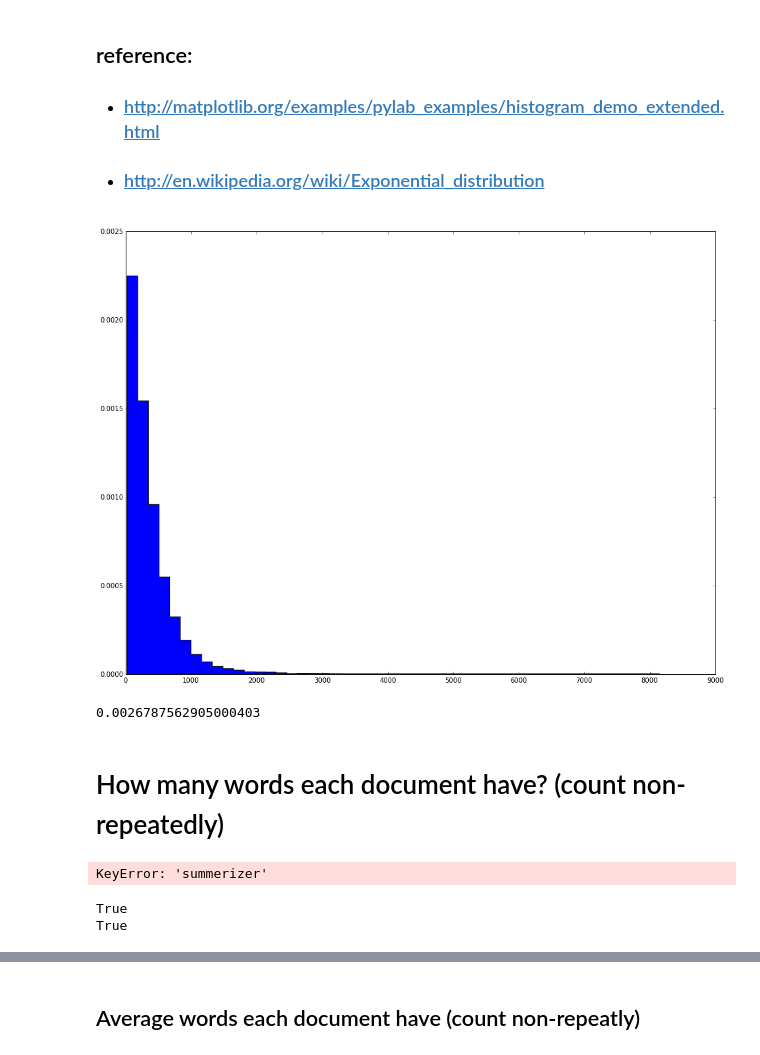
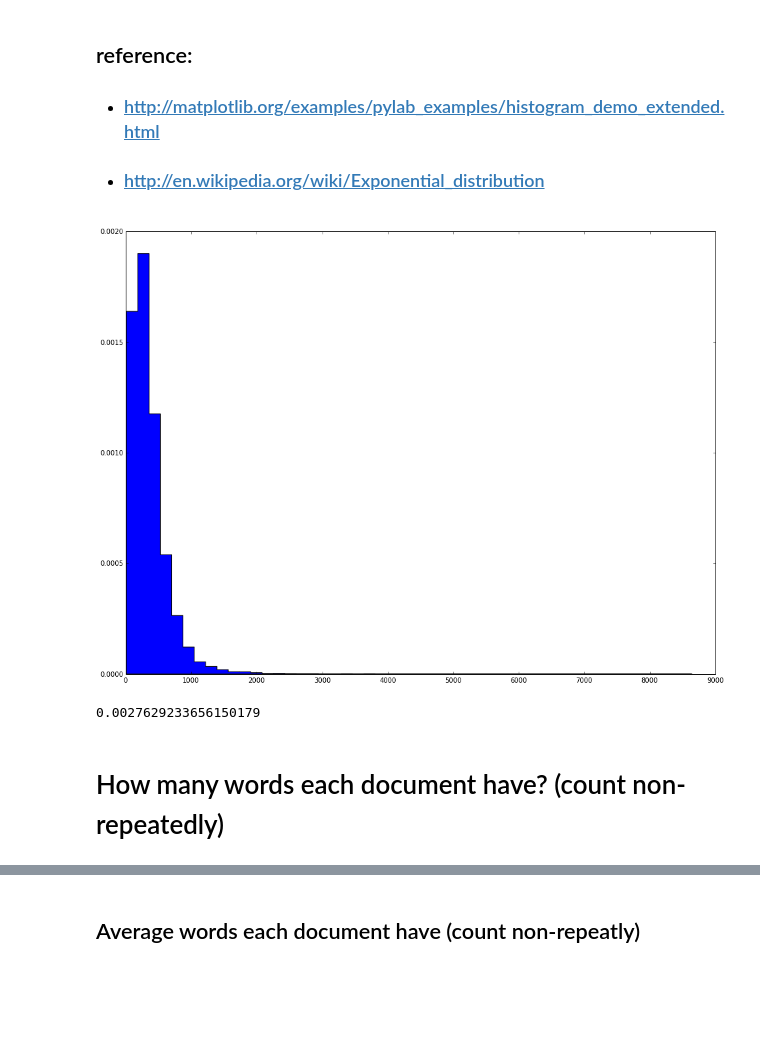
Before and after one commit to c3h3/PlaYnlp, a Jupyter notebook: ipynbs/HelloPlaYnlp_demo_sdfs_sdtm.ipynb, the cells around one changed output, grey strips where cells are left out. Cells and saved outputs as stored; diff of their text form; code cells hidden in the pictures; blank space fills up the shorter version.

```diff
--- a/ipynbs/HelloPlaYnlp_demo_sdfs_sdtm.ipynb
+++ b/ipynbs/HelloPlaYnlp_demo_sdfs_sdtm.ipynb
@@ -224,7 +226,7 @@ articles_df.groupby("Board").groups.keys()
 test_ptt_text_sdtm = vcr.vectorize_text(df=articles_df,
                                          text_col="text",
                                          idx_col="url",
-                                         cond_query={"Board":"Accounting"},
+                                         cond_query={"Board":u'Statistics'},
                                          idx_query= [],
                                          vect_gen=vcr.CountVectorizer,
                                          vect_gen_init_kwargs = jieba_vec_count_kwargs,
@@ -293,22 +299,14 @@ array([ 99,  53, 297, ...,  43, 177,  80])
 - ### http://matplotlib.org/examples/pylab_examples/histogram_demo_extended.html
 - ### http://en.wikipedia.org/wiki/Exponential_distribution
 # %%
-n, bins, patches = pylab.hist(test_ptt_text_sdtm.T.summarize_sdf(L1_col_sum)._data,
+n, bins, patches = pylab.hist(test_ptt_text_sdtm.T.summary._data,
                               50, normed=1, histtype='stepfilled')
 # %% [output]
-[figure, old version]
+[figure, new version]
 # %%
-lmda = 1.0 / test_ptt_text_sdtm.T.summarize_sdf(L1_col_sum)._data.mean()
+lmda = 1.0 / test_ptt_text_sdtm.T.summary._data.mean()
 lmda
 # %% [output]
-0.0026787562905000403
+0.0027629233656150179
 # %% [markdown]
 # How many words each document have? (count non-repeatedly)
-# %%
-print test_ptt_text_sdtm._has_default_summarizer
-print test_ptt_text_sdtm.T._has_default_summarizer
-print test_ptt_text_sdtm.T.summary
-# %% [output]
-KeyError: 'summerizer'
-True
-True
```
Also changed, not shown: parts of 56 cells of this notebook.
